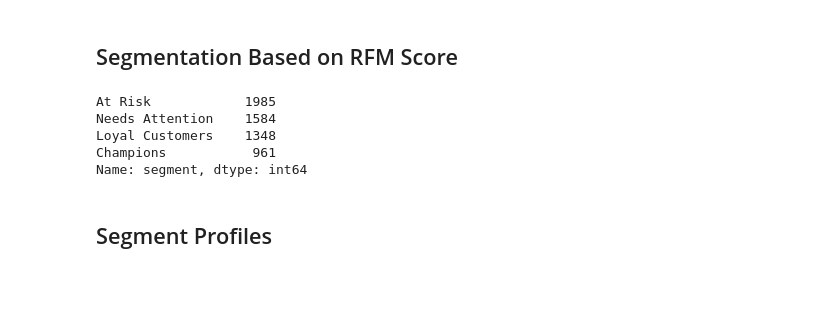
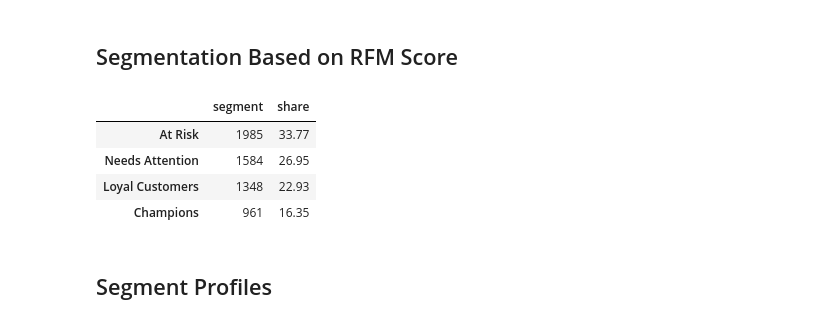
Before and after one commit to Aykut-Avci/online-retail-customer-segmentation-analysis, a Jupyter notebook: analysis_notebook/customer-segmentation-analysis.ipynb, the cells around one changed output. Drawn from its saved outputs; the diff is of its cells as text; code cells hidden in the pictures; blank space fills up the shorter version.

```diff
--- a/analysis_notebook/customer-segmentation-analysis.ipynb
+++ b/analysis_notebook/customer-segmentation-analysis.ipynb
@@ -286,13 +294,17 @@ labels = ['At Risk', 'Needs Attention', 'Loyal Customers', 'Champions']
 
 df_rfm['segment'] = pd.cut(df_rfm['rfm_score'], bins=bins, labels=labels)
 # %%
-df_rfm['segment'].value_counts(dropna=False)
+customer_distribution = pd.DataFrame(df_rfm['segment'].value_counts(dropna=False))
-# %% [output]
-At Risk            1985
-Needs Attention    1584
-Loyal Customers    1348
-Champions           961
-Name: segment, dtype: int64
+# %%
+customer_distribution['share'] = (customer_distribution['segment']/customer_distribution['segment'].sum())*100
+# %%
+customer_distribution
+# %% [output]
+|  | segment | share |
+| At Risk | 1985 | 33.77 |
+| Needs Attention | 1584 | 26.95 |
+| Loyal Customers | 1348 | 22.93 |
+| Champions | 961 | 16.35 |
 # %% [markdown]
 ## Segment Profiles
 # %%
```
Also changed, not shown: parts of 11 cells of this notebook.
